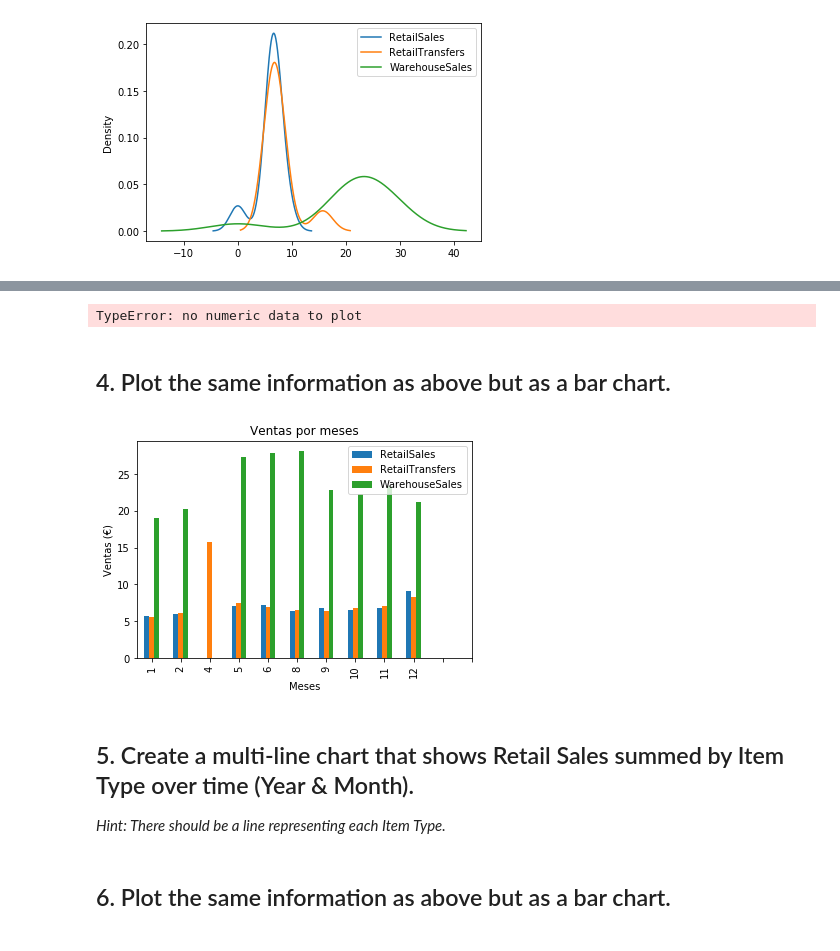
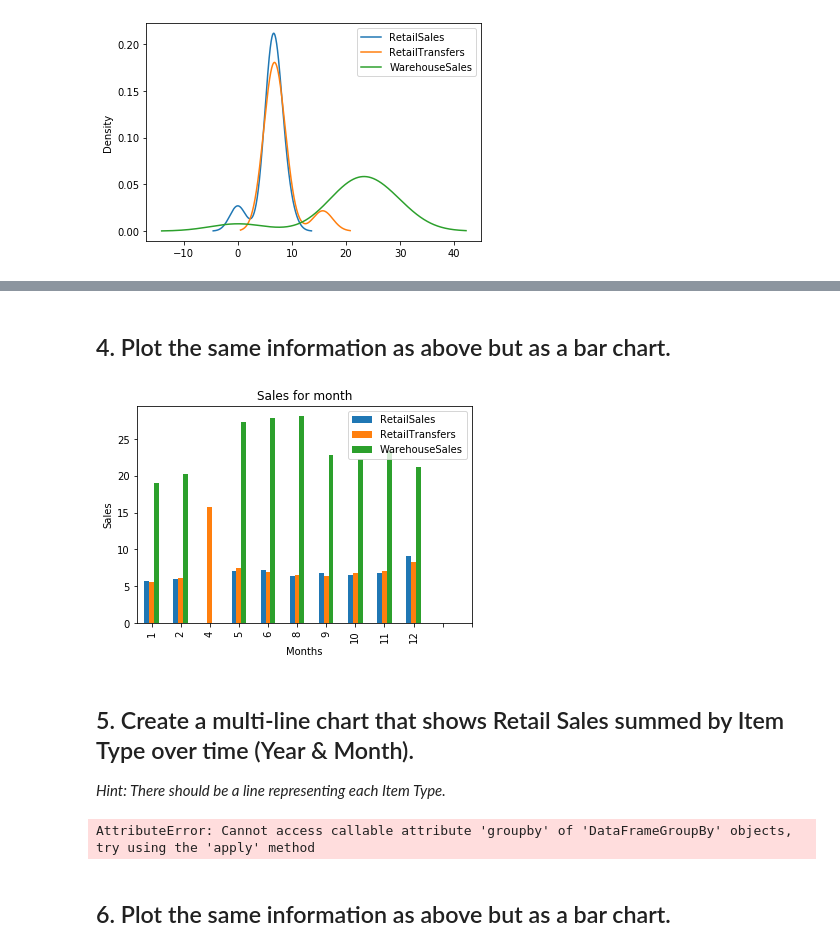
Before and after one commit to soledb94/datamad0320, a Jupyter notebook: module-2/lab-plotting-multiple-data-series/your-code/main.ipynb, the cells around one changed output, grey strips where cells are left out. Cells and saved outputs as stored; diff of their text form; code cells hidden in the pictures.

```diff
--- a/module-2/lab-plotting-multiple-data-series/your-code/main.ipynb
+++ b/module-2/lab-plotting-multiple-data-series/your-code/main.ipynb
@@ -89,12 +71,0 @@ plt.show()
-# %%
-data[data.RetailSales==data.RetailSales.mean()].plot(kind='kde')
-data[data.RetailTransfers==data.RetailSales.mean()].plot(kind='kde')
-data[data.WarehouseSales==data.RetailSales.mean()].plot(kind='kde')
-# etiqueta eje x
-plt.xlabel("Edad")
-# ponemos titulo
-plt.title("Distribucion de edades entre clases")
-# ponemos leyenda
-plt.legend(('1st Class', '2nd Class','3rd Class'),loc='best')
-# %% [output]
-TypeError: no numeric data to plot
@@ -112,24 +73,30 @@ plt.legend(('1st Class', '2nd Class','3rd Class'),loc='best')
 ## 4. Plot the same information as above but as a bar chart.
 # %%
 chart2.plot.bar()
-plt.title("Ventas por meses")
-plt.xlabel("Meses")
-plt.ylabel("Ventas (€)")
+plt.title("Sales for month")
+plt.xlabel("Months")
+plt.ylabel("Sales")
 
 
 labelPos = np.arange(12)
 
 plt.xticks(labelPos, rotation=90)
 
 
 
 plt.show()
 # %% [output]
-[figure, old version]
+[figure, new version]
 # %% [markdown]
 ## 5. Create a multi-line chart that shows Retail Sales summed by Item Type over time (Year & Month).
 
 *Hint: There should be a line representing each Item Type.*
+# %%
+graph=data.groupby(('Year','Month')).apply("RetailSales").sum
+
+#graph=data.apply.groupby(('year','Month')).agg(lambda data: data.Retaisales.mean())
+# %% [output]
+AttributeError: Cannot access callable attribute 'groupby' of 'DataFrameGroupBy' objects, try using the 'apply' method
 # %% [markdown]
 ## 6. Plot the same information as above but as a bar chart.
 # %% [markdown]
```
Also changed, not shown: parts of 7 cells of this notebook.
